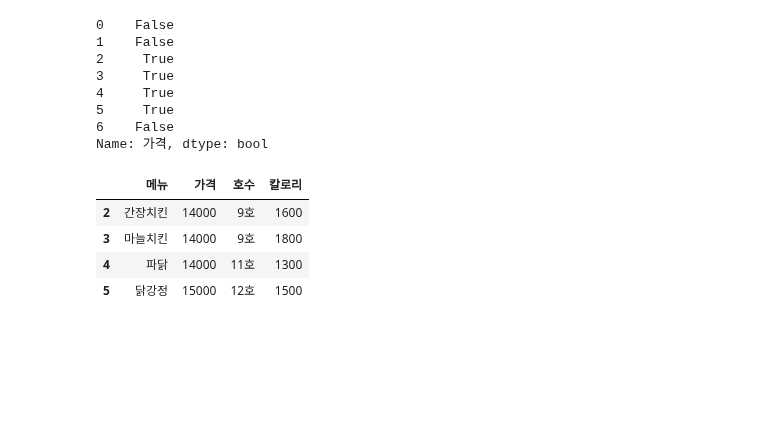
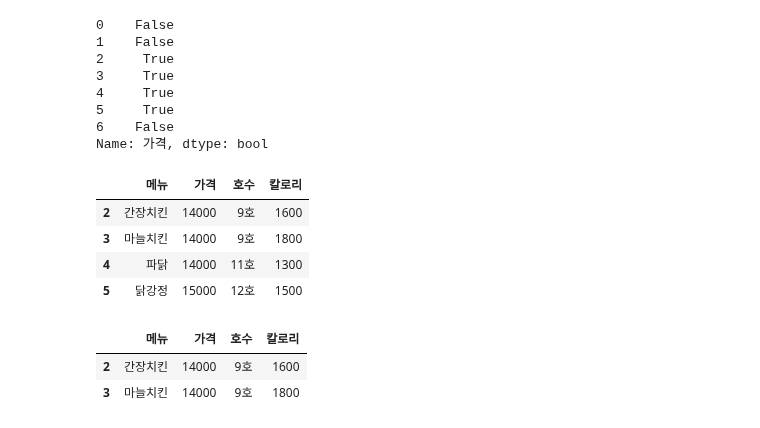
Before and after one commit to lys678/AIFFEL_Online_Quest, a Jupyter notebook: ML_With_Python/머신러닝_기초_노드2_판다스.ipynb, the cells around one changed output. Drawn from its saved outputs; the diff is of its cells as text; code cells hidden in the pictures; blank space fills up the shorter version.

```diff
--- a/ML_With_Python/머신러닝_기초_노드2_판다스.ipynb
+++ b/ML_With_Python/머신러닝_기초_노드2_판다스.ipynb
@@ -139,3 +139,11 @@ df[cond]
 | 3 | 마늘치킨 | 14000 | 9호 | 1800 |
 | 4 | 파닭 | 14000 | 11호 | 1300 |
 | 5 | 닭강정 | 15000 | 12호 | 1500 |
+# %%
+cond1 = df['가격'] >= 14000
+cond2 = df['호수'] == '9호'
+df[cond1 & cond2]
+# %% [output]
+|  | 메뉴 | 가격 | 호수 | 칼로리 |
+| 2 | 간장치킨 | 14000 | 9호 | 1600 |
+| 3 | 마늘치킨 | 14000 | 9호 | 1800 |
```
Also changed, not shown: parts of 2 cells of this notebook.
